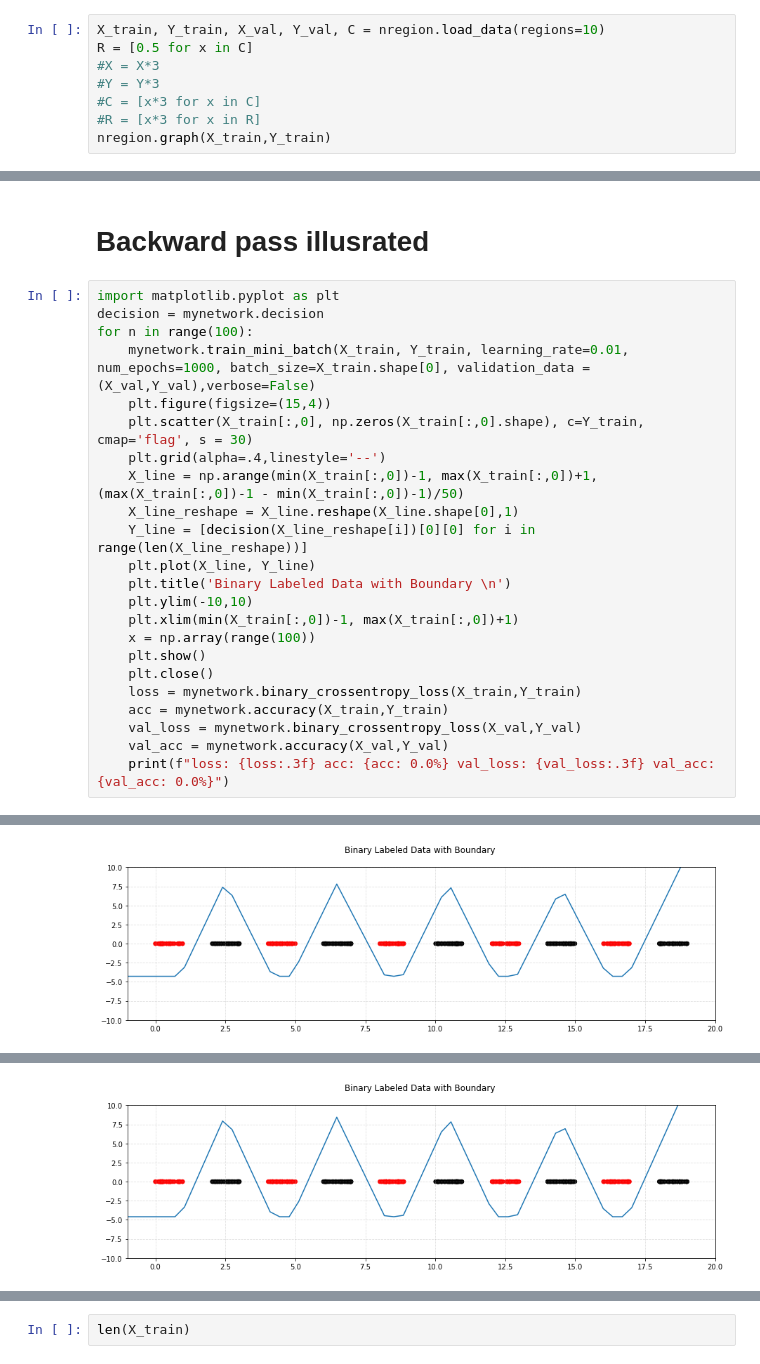
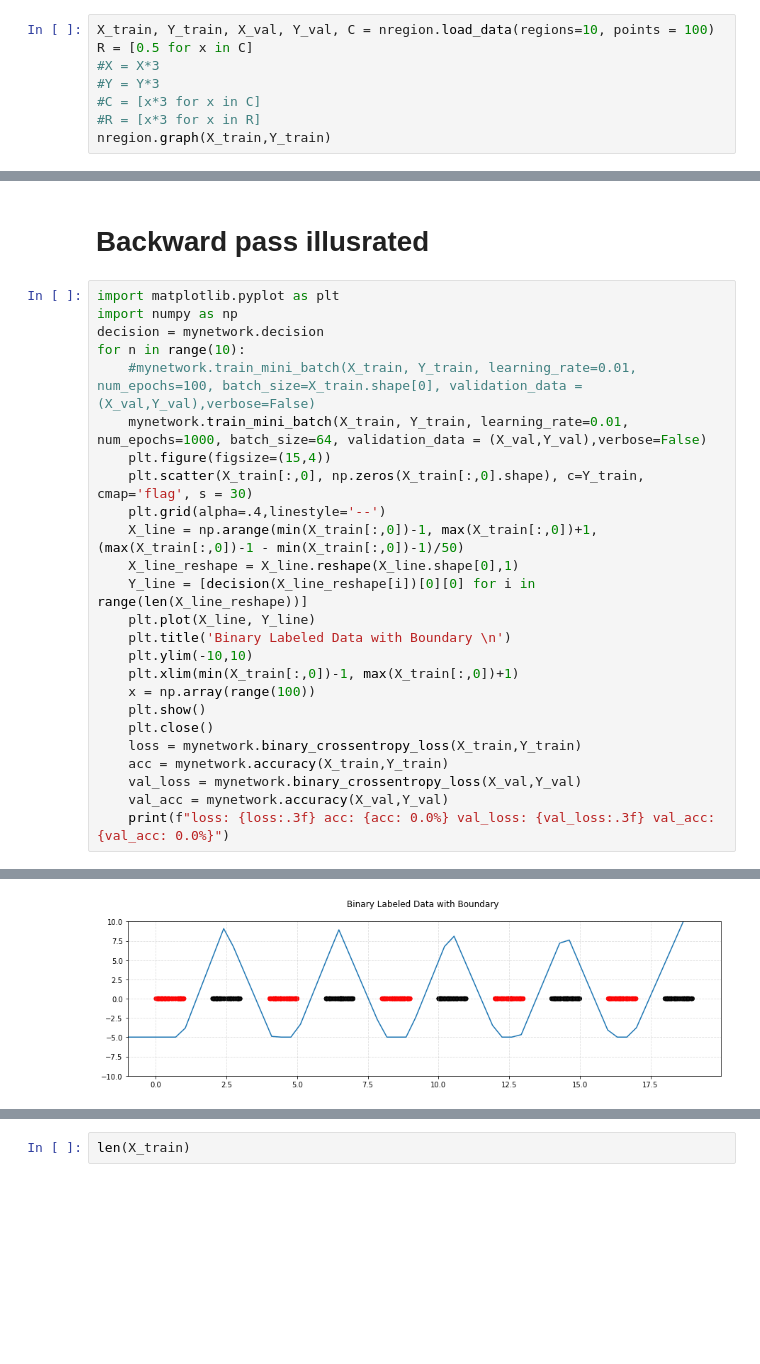
Before and after one commit to AleksandrGontcharov/neuralnetwork, a Jupyter notebook: neural_network_testing.ipynb, the cells around one changed output, grey strips where cells are left out. Drawn from its saved outputs; the diff is of its cells as text; blank space fills up the shorter version.

```diff
--- a/neural_network_testing.ipynb
+++ b/neural_network_testing.ipynb
@@ -21,7 +21,7 @@ Layer: L3, Neurons: 1, Activation: sigmoid, Weights: (1, 5), Biases: (1, 1)
 # %% [markdown]
 # Load Dataset
 # %%
-X_train, Y_train, X_val, Y_val, C = nregion.load_data(regions=10)
+X_train, Y_train, X_val, Y_val, C = nregion.load_data(regions=10, points = 100)
 R = [0.5 for x in C]
 #X = X*3
 #Y = Y*3
@@ -113,9 +113,11 @@ nregion.graph(X_train, Y_train, decision = mynetwork.decision)
 # Backward pass illusrated
 # %%
 import matplotlib.pyplot as plt
+import numpy as np
 decision = mynetwork.decision
-for n in range(100):
-    mynetwork.train_mini_batch(X_train, Y_train, learning_rate=0.01, num_epochs=1000, batch_size=X_train.shape[0], validation_data = (X_val,Y_val),verbose=False)
+for n in range(10):
+    #mynetwork.train_mini_batch(X_train, Y_train, learning_rate=0.01, num_epochs=100, batch_size=X_train.shape[0], validation_data = (X_val,Y_val),verbose=False)
+    mynetwork.train_mini_batch(X_train, Y_train, learning_rate=0.01, num_epochs=1000, batch_size=64, validation_data = (X_val,Y_val),verbose=False)
     plt.figure(figsize=(15,4))
     plt.scatter(X_train[:,0], np.zeros(X_train[:,0].shape), c=Y_train, cmap='flag', s = 30)
     plt.grid(alpha=.4,linestyle='--')
@@ -142 +144 @@ loss: 0.016 acc:  100% val_loss: 0.017 val_acc:  100%
-[figure, old version]
+[figure, new version]
@@ -144 +145,0 @@ loss: 0.010 acc:  100% val_loss: 0.011 val_acc:  100%
-[figure, removed]
```
Also changed, not shown: parts of 4 cells of this notebook, 2 other files.
